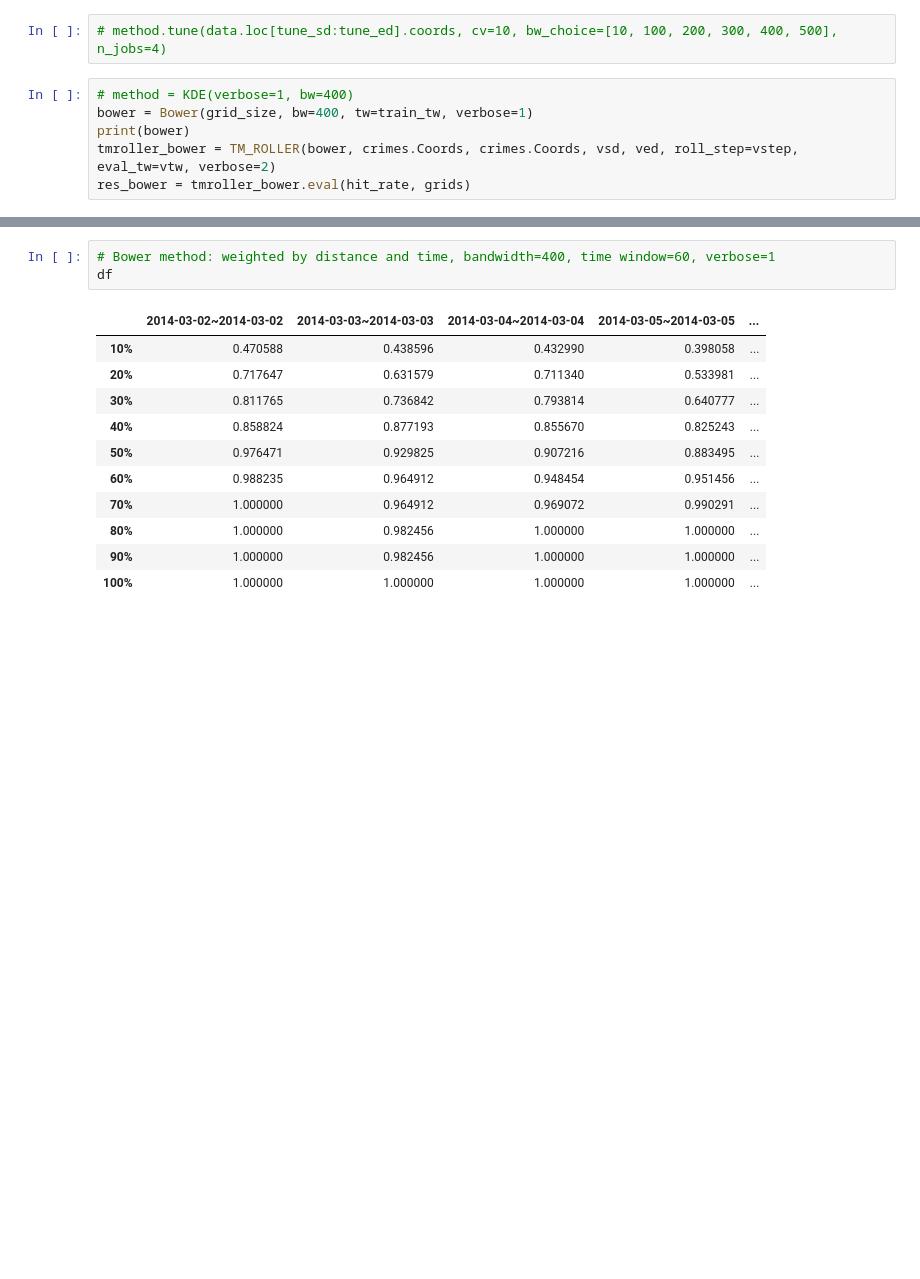
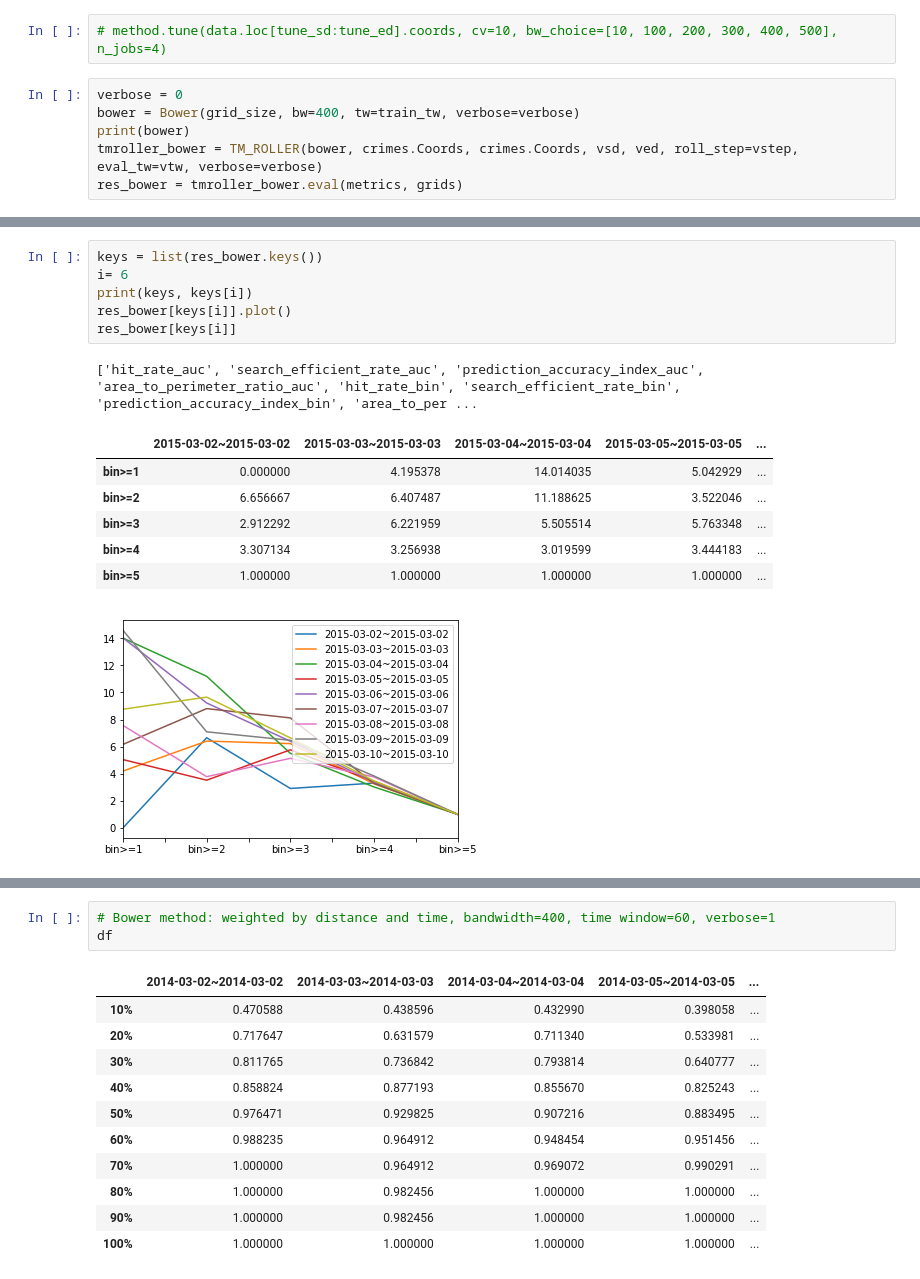
Before and after one commit to JHWu92/public-safety-baltimore, a Jupyter notebook: tm roller.ipynb, the cells around one changed output, grey strips where cells are left out. Cells and saved outputs as stored; diff of their text form; blank space fills up the shorter version.

```diff
--- a/tm roller.ipynb
+++ b/tm roller.ipynb
@@ -41,9 +49,9 @@ grids = baltimore_grids(grid_size=grid_size)
 # %%
 # method.tune(data.loc[tune_sd:tune_ed].coords, cv=10, bw_choice=[10, 100, 200, 300, 400, 500], n_jobs=4)
 # %%
-# method = KDE(verbose=1, bw=400)
-bower = Bower(grid_size, bw=400, tw=train_tw, verbose=1)
+verbose = 0
+bower = Bower(grid_size, bw=400, tw=train_tw, verbose=verbose)
 print(bower)
-tmroller_bower = TM_ROLLER(bower, crimes.Coords, crimes.Coords, vsd, ved, roll_step=vstep, eval_tw=vtw, verbose=2)
-res_bower = tmroller_bower.eval(hit_rate, grids)
+tmroller_bower = TM_ROLLER(bower, crimes.Coords, crimes.Coords, vsd, ved, roll_step=vstep, eval_tw=vtw, verbose=verbose)
+res_bower = tmroller_bower.eval(metrics, grids)
 # %% [output]
@@ -133,0 +139,15 @@ df_bower.plot()
+# %%
+keys = list(res_bower.keys())
+i= 6
+print(keys, keys[i])
+res_bower[keys[i]].plot()
+res_bower[keys[i]]
+# %% [output]
+['hit_rate_auc', 'search_efficient_rate_auc', 'prediction_accuracy_index_auc', 'area_to_perimeter_ratio_auc', 'hit_rate_bin', 'search_efficient_rate_bin', 'prediction_accuracy_index_bin', 'area_to_per ...
+|  | 2015-03-02~2015-03-02 | 2015-03-03~2015-03-03 | 2015-03-04~2015-03-04 | 2015-03-05~2015-03-05 | ... |
+| bin>=1 | 0.000000 | 4.195378 | 14.014035 | 5.042929 | ... |
+| bin>=2 | 6.656667 | 6.407487 | 11.188625 | 3.522046 | ... |
+| bin>=3 | 2.912292 | 6.221959 | 5.505514 | 5.763348 | ... |
+| bin>=4 | 3.307134 | 3.256938 | 3.019599 | 3.444183 | ... |
+| bin>=5 | 1.000000 | 1.000000 | 1.000000 | 1.000000 | ... |
+[figure, added]
```
Also changed, not shown: parts of 11 cells of this notebook.
